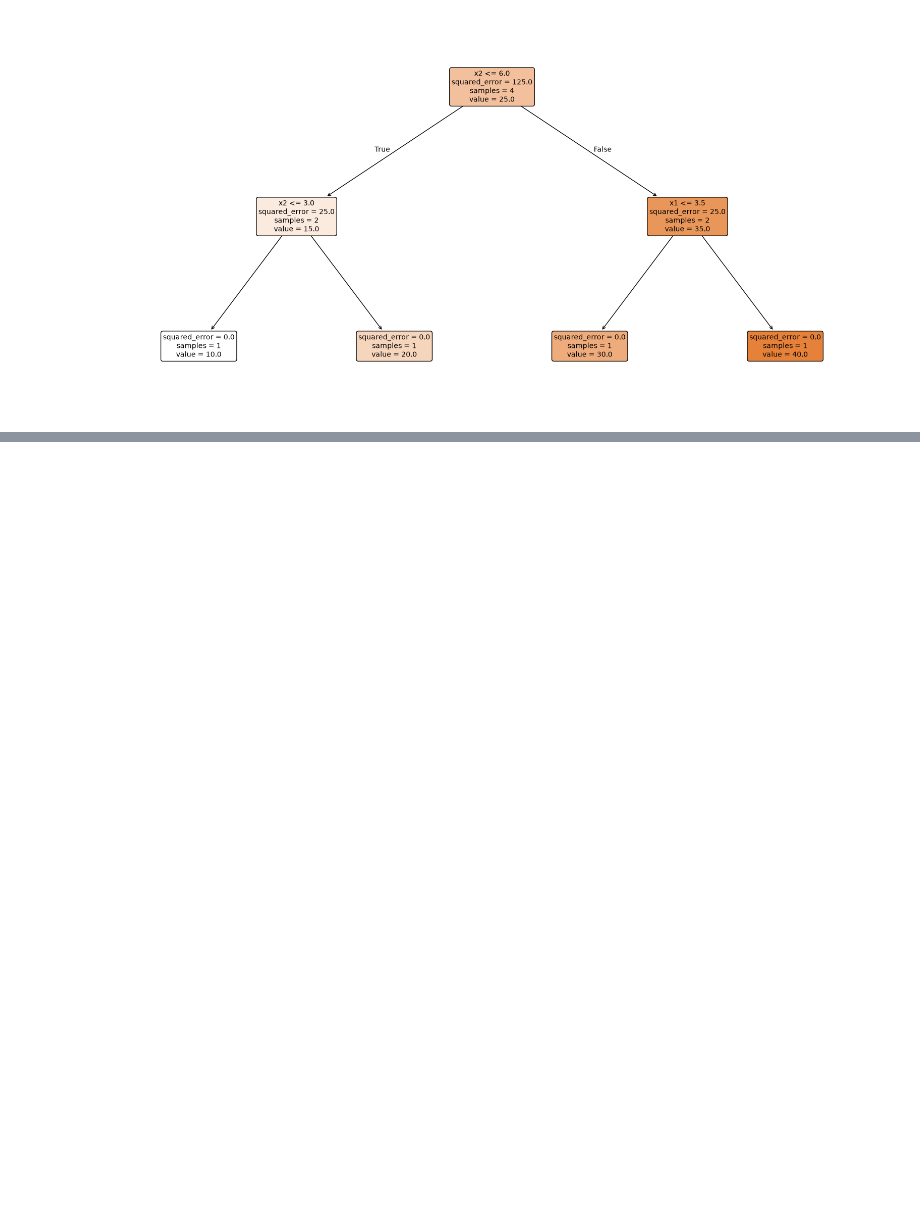
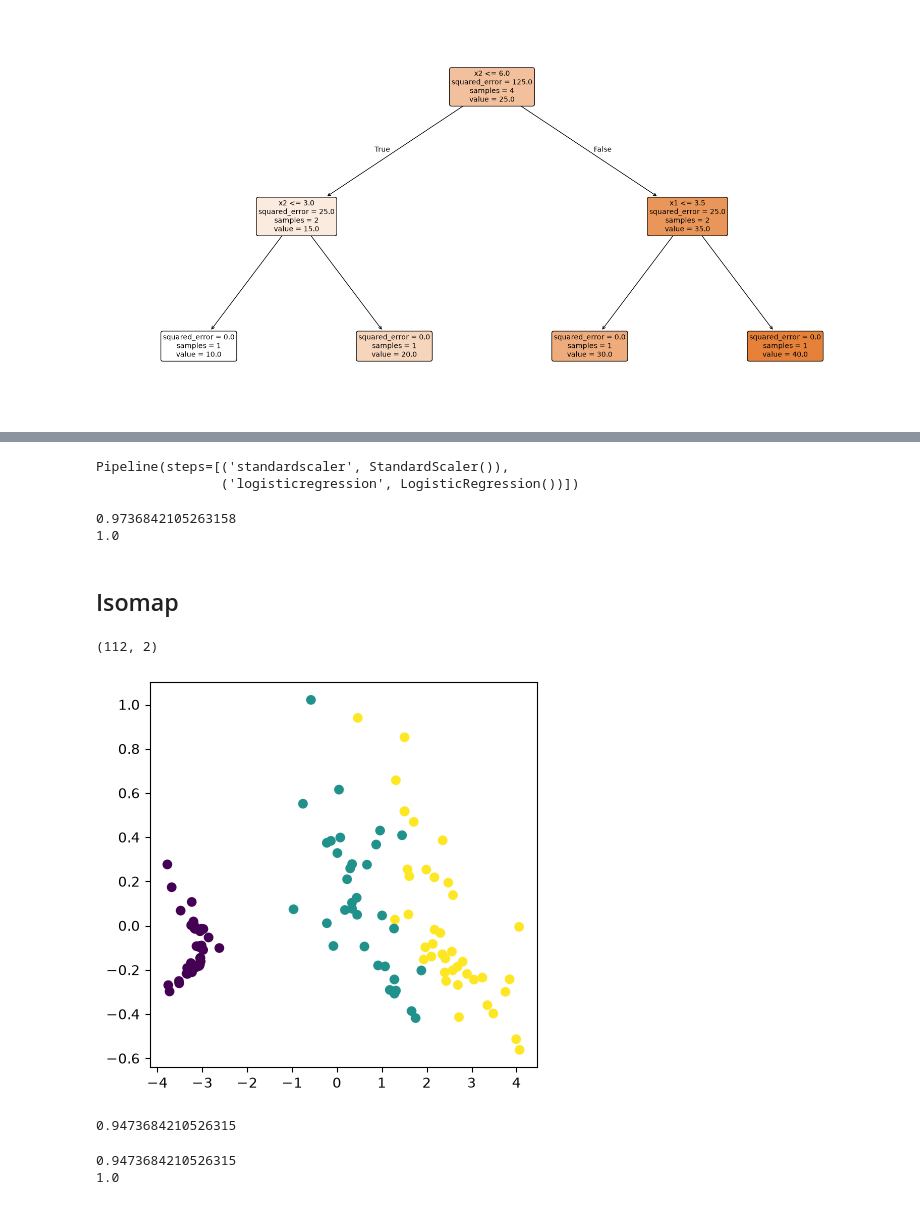
Before and after one commit to sciencemj/scikit-learn-tutorial, a Jupyter notebook: supervised_learning.ipynb, the cells around one changed output, grey strips where cells are left out. Saved outputs shown, nothing was run; the diff lists cells and outputs as text; code cells hidden in the pictures; blank space fills up the shorter version.

Commit message:
isomap part added

```diff
--- a/supervised_learning.ipynb
+++ b/supervised_learning.ipynb
@@ -63,0 +73,10 @@ plt.show()
+# %%
+from sklearn.pipeline import make_pipeline
+from sklearn.preprocessing import StandardScaler
+
+pipe = make_pipeline(
+    StandardScaler(),
+    RandomForestClassifier()
+)
+# %%
+pipe.fit(x_train, y_train)
@@ -63,0 +91,52 @@ plt.show()
+# %%
+pipe2 = make_pipeline(
+    StandardScaler(),
+    linear_model.LogisticRegression()
+)
+pipe2.fit(x_train, y_train)
+# %% [output]
+Pipeline(steps=[('standardscaler', StandardScaler()),
+                ('logisticregression', LogisticRegression())])
+# %%
+from sklearn.metrics import top_k_accuracy_score
+print(accuracy_score(y_test, pipe2.predict(x_test)))
+print(top_k_accuracy_score(y_test, pipe2.predict_proba(x_test), k=2))
+# %% [output]
+0.9736842105263158
+1.0
+# %% [markdown]
+## Isomap
+# %%
+from sklearn.manifold import Isomap
+isomap = Isomap(n_neighbors=20)
+embedding = isomap.fit_transform(X=x_train, y=y_train)
+# %%
+embedding.shape
+# %% [output]
+(112, 2)
+# %%
+plt.figure(figsize=(5,5))
+plt.scatter(x=embedding[:, 0], y=embedding[:, 1], c=y_train)
+plt.show()
+# %% [output]
+[figure, added]
+# %%
+pipe3 = make_pipeline(
+    linear_model.LogisticRegression()
+)
+pipe3.fit(X=embedding, y=y_train)
+test_embedding = isomap.transform(X=x_test)
+accuracy_score(y_test, pipe3.predict(test_embedding))
+# %% [output]
+0.9473684210526315
+# %%
+pipe4 = make_pipeline(
+    Isomap(n_neighbors=20, n_components=2),
+    linear_model.LogisticRegression()
+)
+pipe4.fit(X=x_train, y=y_train)
+print(accuracy_score(y_test, pipe4.predict(x_test)))
+print(top_k_accuracy_score(y_test, pipe2.predict_proba(x_test), k=2))
+# %% [output]
+0.9473684210526315
+1.0
```
Also changed, not shown: parts of 4 cells of this notebook.
